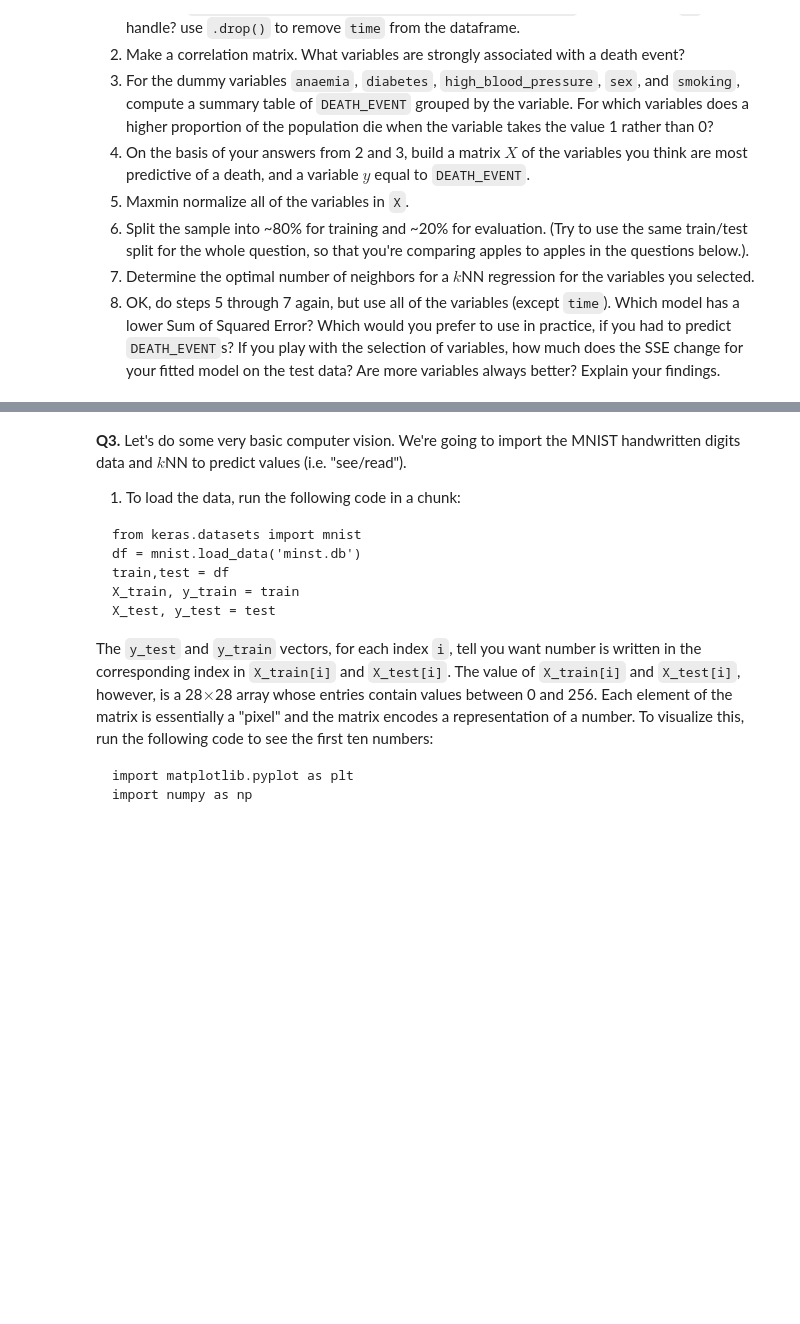
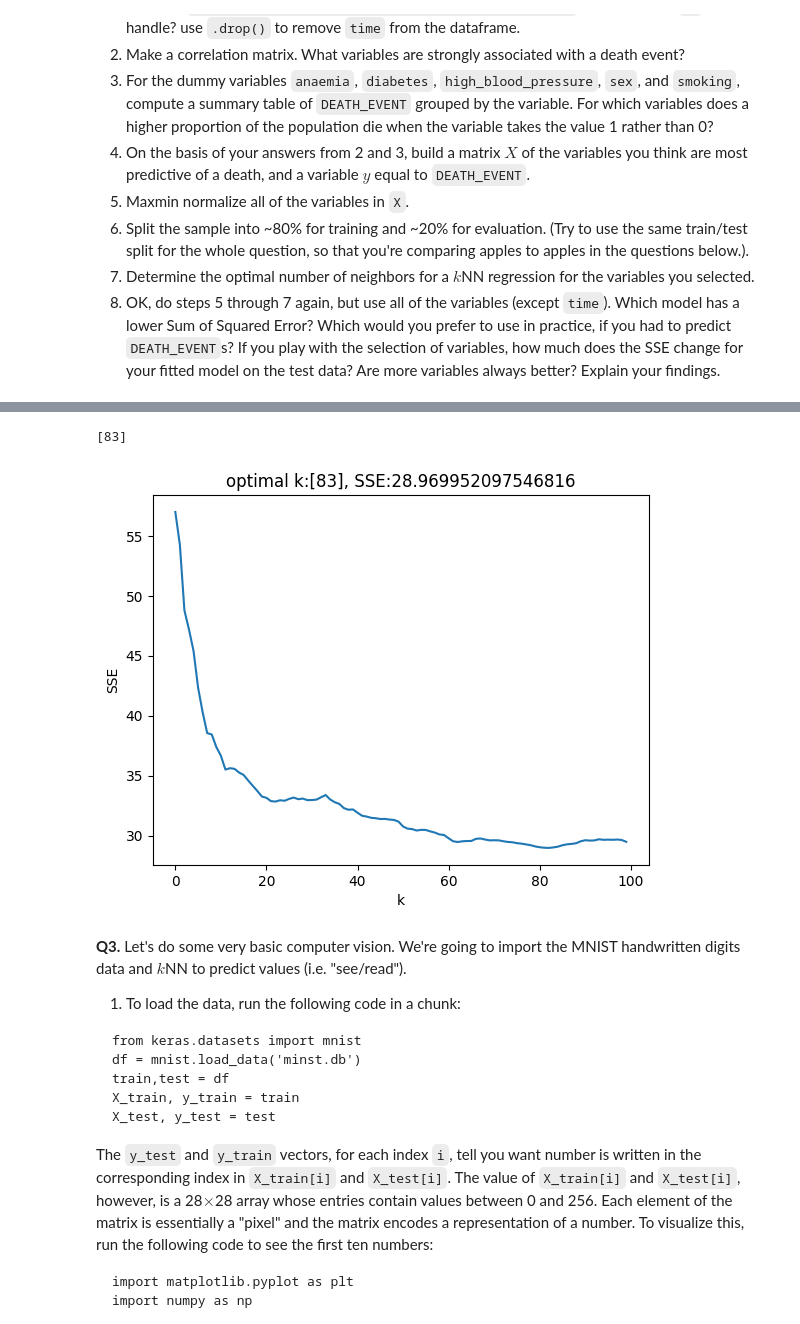
Before and after one commit to wangjalen7/DS3001_knn, a Jupyter notebook: assignment_knn.ipynb, the cells around one changed output, grey strips where cells are left out. Saved outputs shown, nothing was run; the diff lists cells and outputs as text; code cells hidden in the pictures; blank space fills up the shorter version.

```diff
--- a/assignment_knn.ipynb
+++ b/assignment_knn.ipynb
@@ -137,3 +259,40 @@ plt.show()
+# %%
+# Part 8
+# The first model with less selected variables had a lower SSE of 26.917 compared to that of the second model (SSE of 28.970) It also determined the optimal k was 6,
+# while the other model determined it was 83. In this case, more variables was not better and if I had to predict DEATH_EVENT I would prefer the first model.
+
+X = df.drop('DEATH_EVENT',axis=1)
+
+X_train = X.iloc[train,:]
+y_train = y.iloc[train]
+X_test = X.iloc[test,:]
+y_test = y.iloc[test]
+
+from sklearn.neighbors import KNeighborsRegressor
+
+k_bar = 100
+k_grid = np.arange(1,k_bar)
+SSE = np.zeros(k_bar)
+
+for k in range(k_bar):
+    knn = KNeighborsRegressor(n_neighbors=k+1)
+    predictor = knn.fit(X_train,y_train)
+    y_hat = knn.predict(X_test)
+    SSE[k] = np.sum( (y_test-y_hat)**2 )
+
+SSE_min = np.min(SSE)
+min_index = np.where(SSE==SSE_min)
+k_star = k_grid[min_index]
+print(k_star)
+
+plt.plot(np.arange(0,k_bar),SSE)
+plt.xlabel("k")
+plt.title("optimal k:"+str(k_star)+', SSE:'+str(SSE_min))
+plt.ylabel('SSE')
+plt.show()
+# %% [output]
+[83]
+[figure, added]
 # %% [markdown]
 **Q3.** Let's do some very basic computer vision. We're going to import the MNIST handwritten digits data and $k$NN to predict values (i.e. "see/read").
 
```
Also changed, not shown: parts of 7 cells of this notebook.
